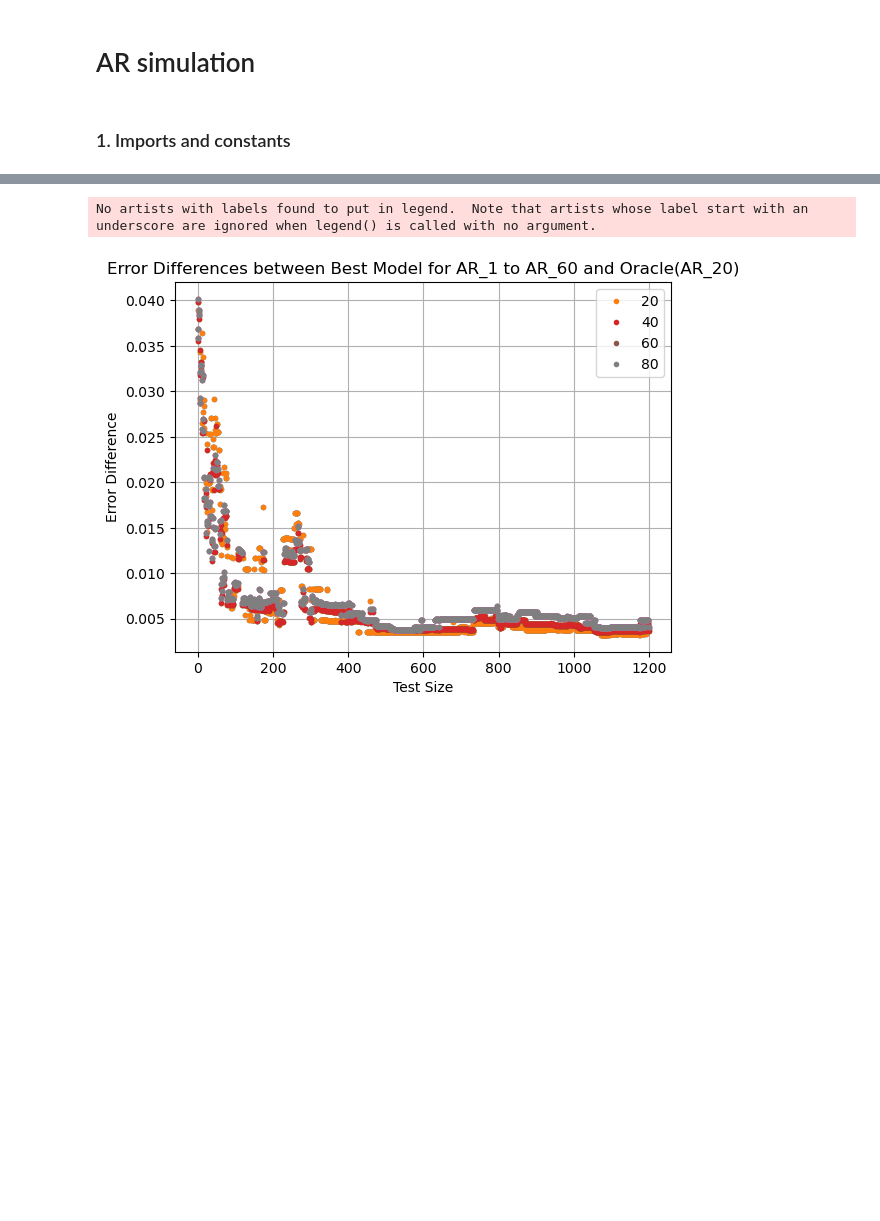
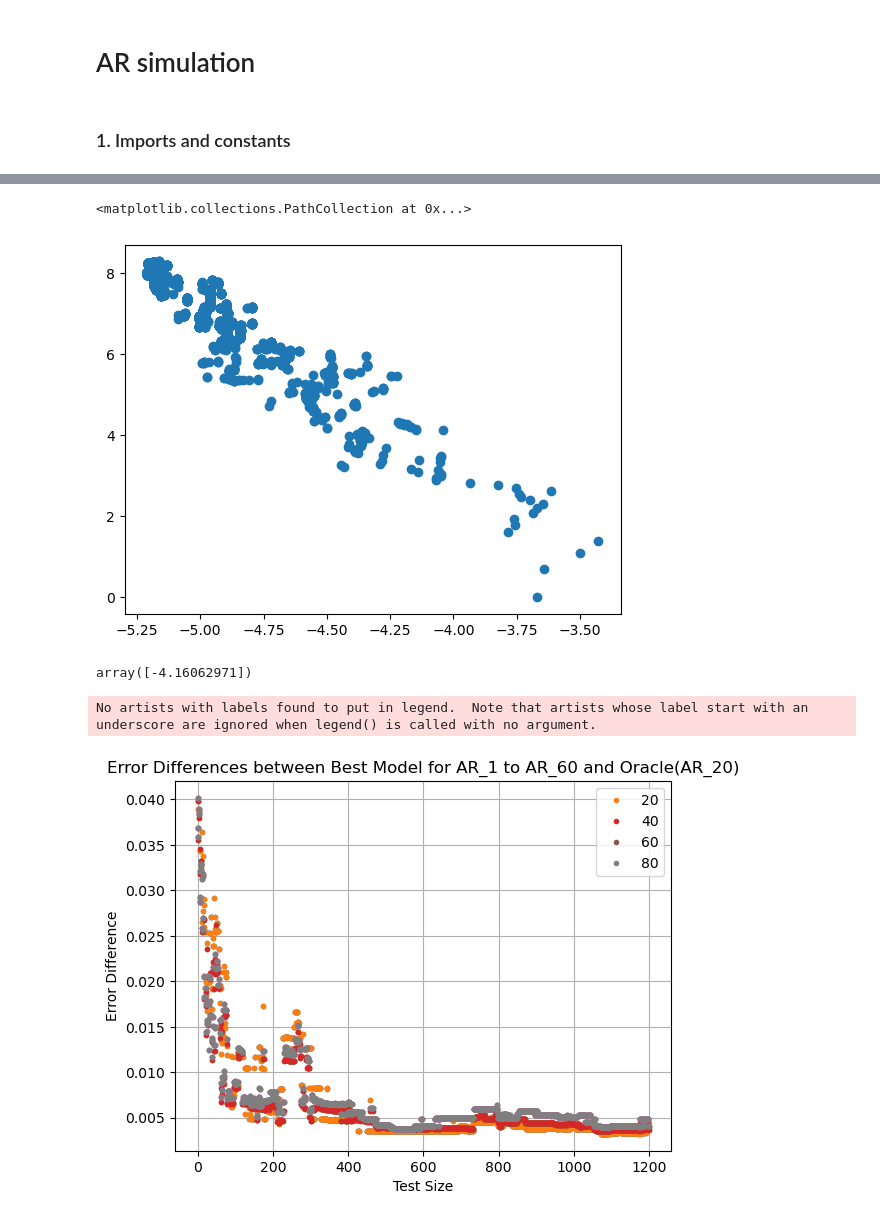
Before and after one commit to artefactory/oracle-bounds, a Jupyter notebook: nootbooks/ar_simulation.ipynb, the cells around one changed output, grey strips where cells are left out. Cells and saved outputs as stored; diff of their text form; code cells hidden in the pictures; blank space fills up the shorter version.

```diff
--- a/nootbooks/ar_simulation.ipynb
+++ b/nootbooks/ar_simulation.ipynb
@@ -137,3 +143,17 @@ Elapsed time: 15.2150399684906
+# %%
+x = np.log(mean_theoretical_risk_ar)[1:]
+y = np.log(np.array([i+1 for i in range(len(x))]))
+plt.scatter(x, y)
+# %% [output]
+<matplotlib.collections.PathCollection at 0x...>
+[figure, added]
+# %%
+# compute linear regression
+model = LinearRegression()
+model.fit(x.reshape(-1, 1), y)
+model.coef_
+# %% [output]
+array([-4.16062971])
 # %%
 for i in range(20, 100, 20):
     mean_theoretical_risk_ar_i = plot_best_ar_model_theoretical_risk(degree, ar_models[:i], nb_simulations, max_test_size)
```
Also changed, not shown: parts of 10 cells of this notebook, 6 other files.
